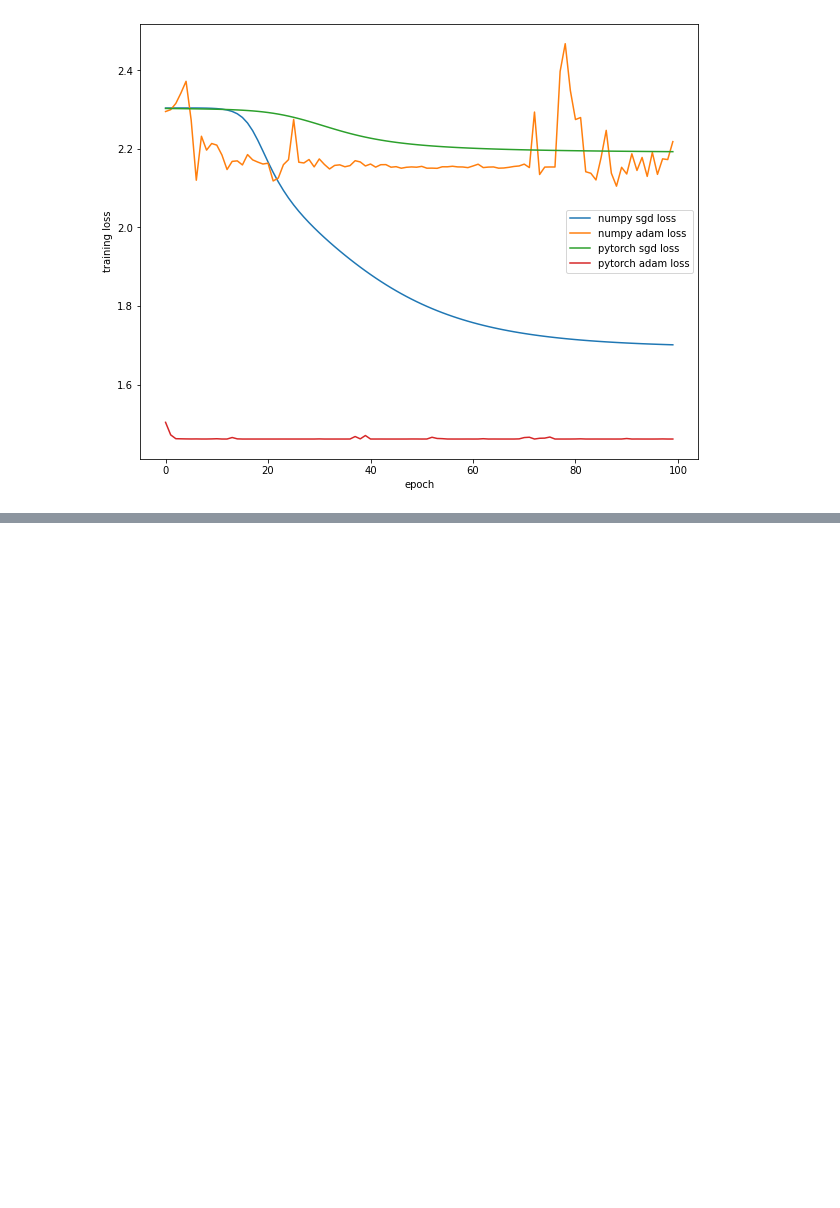
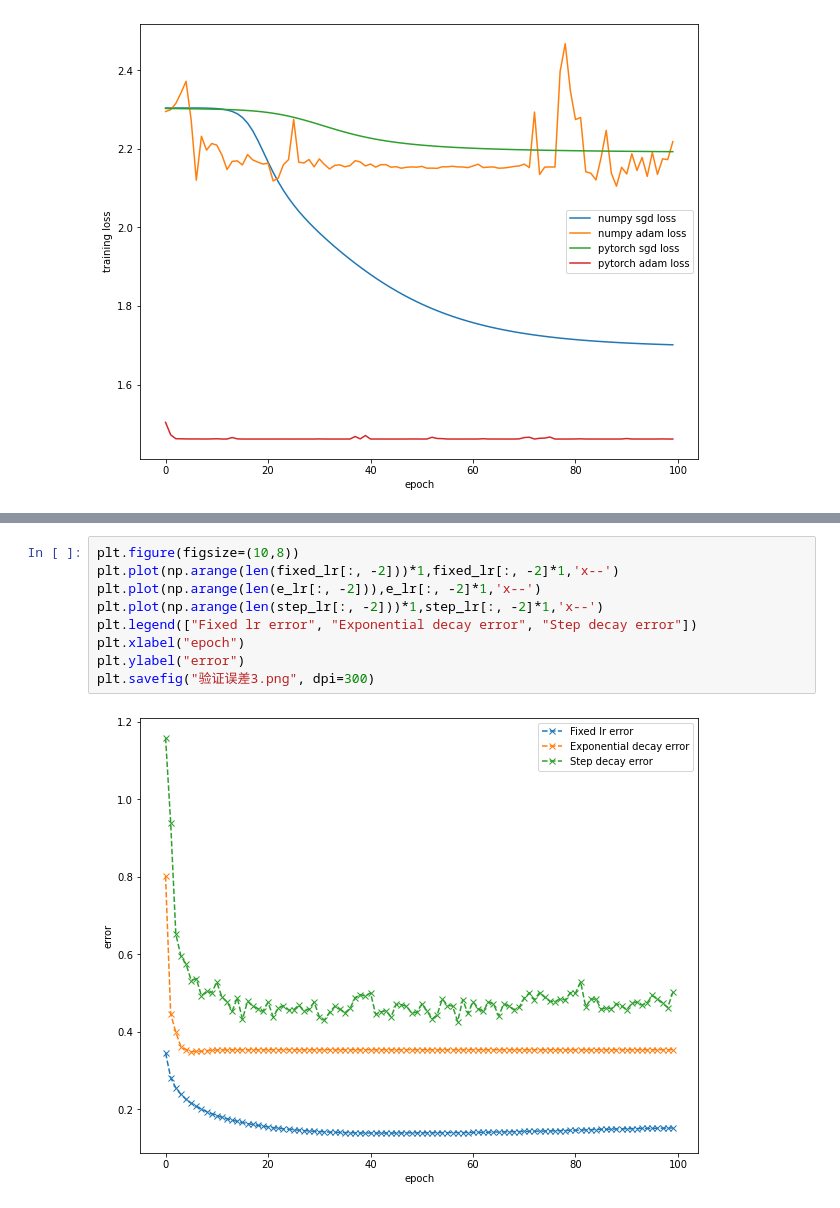
Before and after one commit to linkedlist771/DeepLearning-Basics, a Jupyter notebook: MNIST识别实现/Mnist MLP/绘图/绘图.ipynb, the cells around one changed output, grey strips where cells are left out. Drawn from its saved outputs; the diff is of its cells as text; blank space fills up the shorter version.

```diff
--- a/MNIST识别实现/Mnist MLP/绘图/绘图.ipynb
+++ b/MNIST识别实现/Mnist MLP/绘图/绘图.ipynb
@@ -64,0 +91,11 @@ df
+# %%
+plt.figure(figsize=(10,8))
+plt.plot(np.arange(len(fixed_lr[:, -2]))*1,fixed_lr[:, -2]*1,'x--')
+plt.plot(np.arange(len(e_lr[:, -2])),e_lr[:, -2]*1,'x--')
+plt.plot(np.arange(len(step_lr[:, -2]))*1,step_lr[:, -2]*1,'x--')
+plt.legend(["Fixed lr error", "Exponential decay error", "Step decay error"])
+plt.xlabel("epoch")
+plt.ylabel("error")
+plt.savefig("验证误差3.png", dpi=300)
+# %% [output]
+[figure, added]
```
Also changed, not shown: parts of 9 cells of this notebook, 23 other files.
